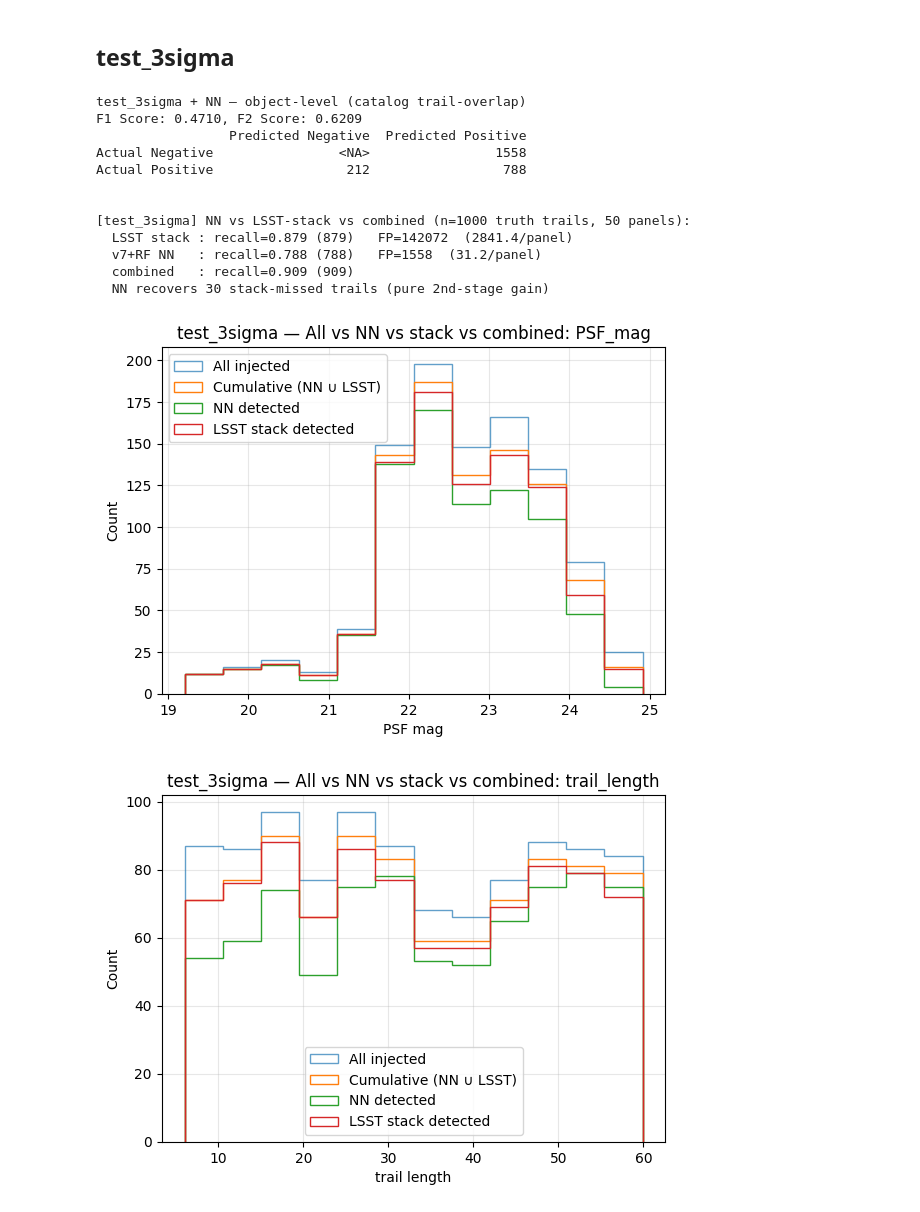
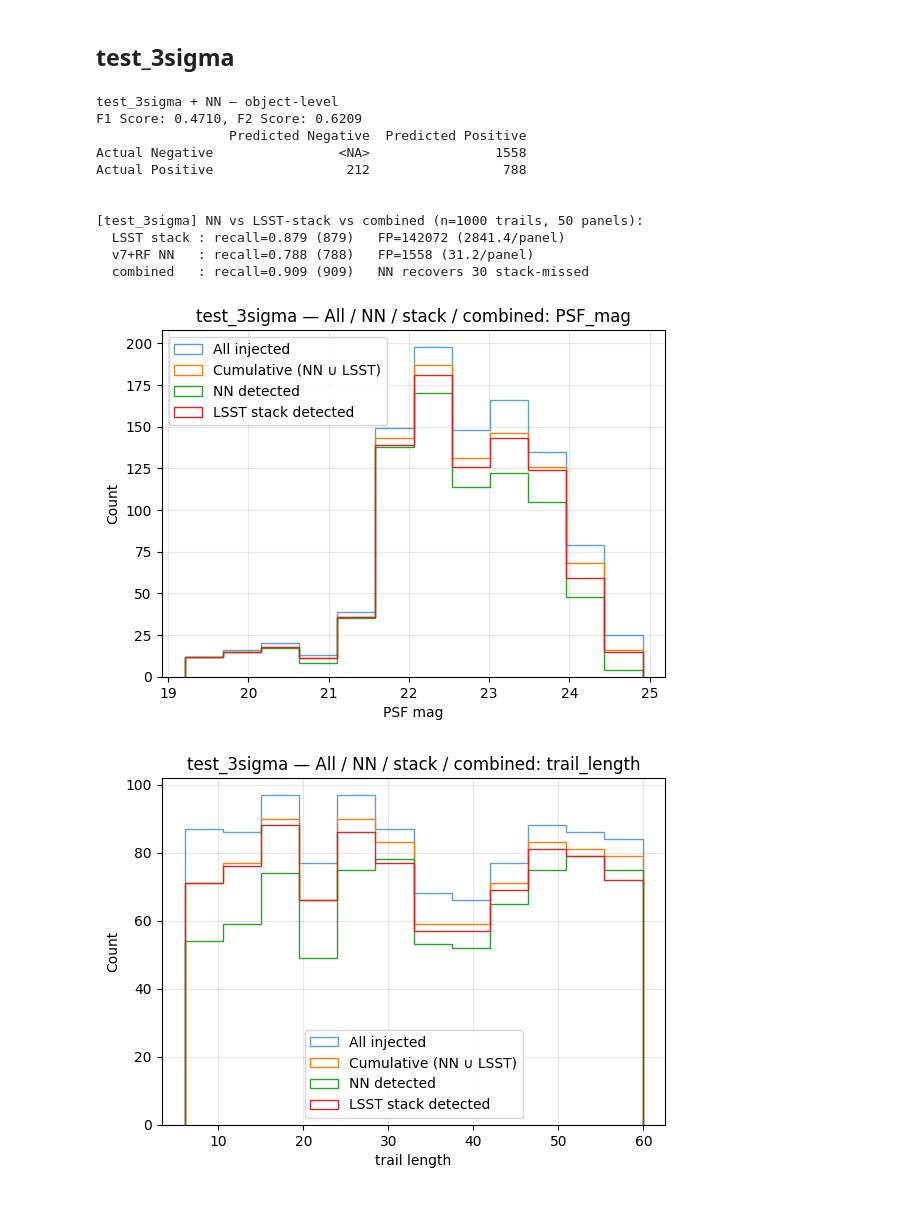
Before and after one commit to dirac-institute/Asteroid_detection_CNN, a Jupyter notebook: Evaluation/Evaluation.ipynb, the cells around one changed output. Cells and saved outputs as stored; diff of their text form; code cells hidden in the pictures.

```diff
--- a/Evaluation/Evaluation.ipynb
+++ b/Evaluation/Evaluation.ipynb
@@ -59,10 +64,10 @@ RF cut = 0.5 | match tol = 20.0px | catalogs = /sdf/data/rubin/user/mrakovci/Pro
 ## test_5sigma + NN (hero)
 # %%
 counts, t, pairs, cat = evaluate_set('test_5sigma')
-show_confusion(counts, 'test_5sigma + NN — object-level (catalog trail-overlap)')
+show_confusion(counts, 'test_5sigma + NN — object-level')
 row = compare_methods('test_5sigma', counts, t)
 for field, kw in [('PSF_mag', {}), ('trail_length', {}), ('SNR', dict(xlim=[0,10], density=True))]:
-    evals.plot_detect_hist(t, field, bins=12, title='test_5sigma — All vs NN vs stack vs combined: '+field, **kw); plt.show()
+    evals.plot_detect_hist(t, field, bins=12, title='test_5sigma — All / NN / stack / combined: '+field, **kw); plt.show()
 evals.plot_completeness_2d(t, snr_bins=10, trail_bins=10, title='completeness (NN)'); plt.show()
 evals.plot_completeness_2d(t, snr_bins=10, trail_bins=10, detected=t['stack_detection'].values, title='completeness (LSST stack)'); plt.show()
 evals.plot_completeness_2d(t, snr_bins=10, trail_bins=10, detected=(~t['stack_detection'].values & t['nn_detected'].values.astype(bool)), title='NN-detected but NOT stack'); plt.show()
@@ -100,10 +104,10 @@ plt.tight_layout(); plt.show()
 ## test_4sigma
 # %%
 counts, t, pairs, cat = evaluate_set('test_4sigma')
-show_confusion(counts, 'test_4sigma + NN — object-level (catalog trail-overlap)')
+show_confusion(counts, 'test_4sigma + NN — object-level')
 row = compare_methods('test_4sigma', counts, t)
 for field, kw in [('PSF_mag', {}), ('trail_length', {}), ('SNR', dict(xlim=[0,10], density=True))]:
-    evals.plot_detect_hist(t, field, bins=12, title='test_4sigma — All vs NN vs stack vs combined: '+field, **kw); plt.show()
+    evals.plot_detect_hist(t, field, bins=12, title='test_4sigma — All / NN / stack / combined: '+field, **kw); plt.show()
 evals.plot_completeness_2d(t, snr_bins=10, trail_bins=10, title='completeness (NN)'); plt.show()
 evals.plot_completeness_2d(t, snr_bins=10, trail_bins=10, detected=t['stack_detection'].values, title='completeness (LSST stack)'); plt.show()
 evals.plot_completeness_2d(t, snr_bins=10, trail_bins=10, detected=(~t['stack_detection'].values & t['nn_detected'].values.astype(bool)), title='NN-detected but NOT stack'); plt.show()
@@ -130,25 +133,24 @@ Actual Positive                 256                 744
 ## test_3sigma
 # %%
 counts, t, pairs, cat = evaluate_set('test_3sigma')
-show_confusion(counts, 'test_3sigma + NN — object-level (catalog trail-overlap)')
+show_confusion(counts, 'test_3sigma + NN — object-level')
 row = compare_methods('test_3sigma', counts, t)
 for field, kw in [('PSF_mag', {}), ('trail_length', {}), ('SNR', dict(xlim=[0,10], density=True))]:
-    evals.plot_detect_hist(t, field, bins=12, title='test_3sigma — All vs NN vs stack vs combined: '+field, **kw); plt.show()
+    evals.plot_detect_hist(t, field, bins=12, title='test_3sigma — All / NN / stack / combined: '+field, **kw); plt.show()
 evals.plot_completeness_2d(t, snr_bins=10, trail_bins=10, title='completeness (NN)'); plt.show()
 evals.plot_completeness_2d(t, snr_bins=10, trail_bins=10, detected=t['stack_detection'].values, title='completeness (LSST stack)'); plt.show()
 evals.plot_completeness_2d(t, snr_bins=10, trail_bins=10, detected=(~t['stack_detection'].values & t['nn_detected'].values.astype(bool)), title='NN-detected but NOT stack'); plt.show()
 # %% [output]
-test_3sigma + NN — object-level (catalog trail-overlap)
+test_3sigma + NN — object-level
 F1 Score: 0.4710, F2 Score: 0.6209
                  Predicted Negative  Predicted Positive
 Actual Negative                <NA>                1558
 Actual Positive                 212                 788
 
 
-[test_3sigma] NN vs LSST-stack vs combined (n=1000 truth trails, 50 panels):
-  LSST stack : recall=0.879 (879)   FP=142072  (2841.4/panel)
-  v7+RF NN   : recall=0.788 (788)   FP=1558  (31.2/panel)
-  combined   : recall=0.909 (909)
-  NN recovers 30 stack-missed trails (pure 2nd-stage gain)
+[test_3sigma] NN vs LSST-stack vs combined (n=1000 trails, 50 panels):
+  LSST stack : recall=0.879 (879)   FP=142072 (2841.4/panel)
+  v7+RF NN   : recall=0.788 (788)   FP=1558 (31.2/panel)
+  combined   : recall=0.909 (909)   NN recovers 30 stack-missed
-[figure, old version]
+[figure, new version]
-[figure, old version]
+[figure, new version]
```
Also changed, not shown: parts of 11 cells of this notebook.
